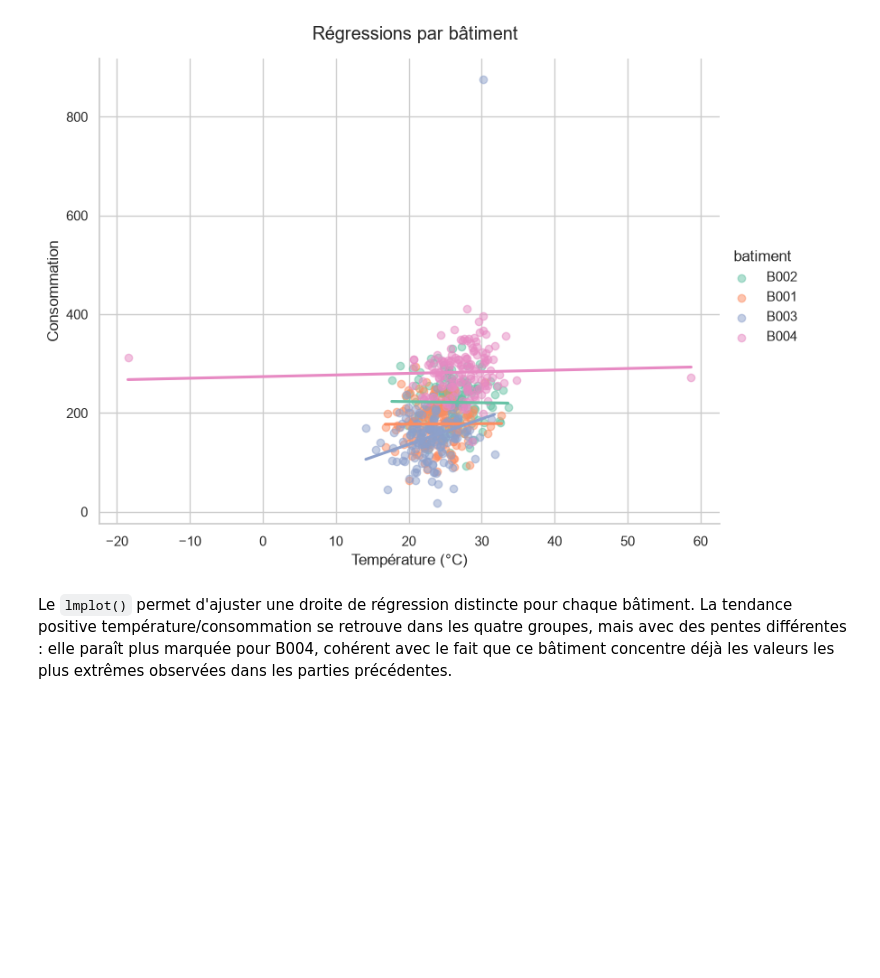
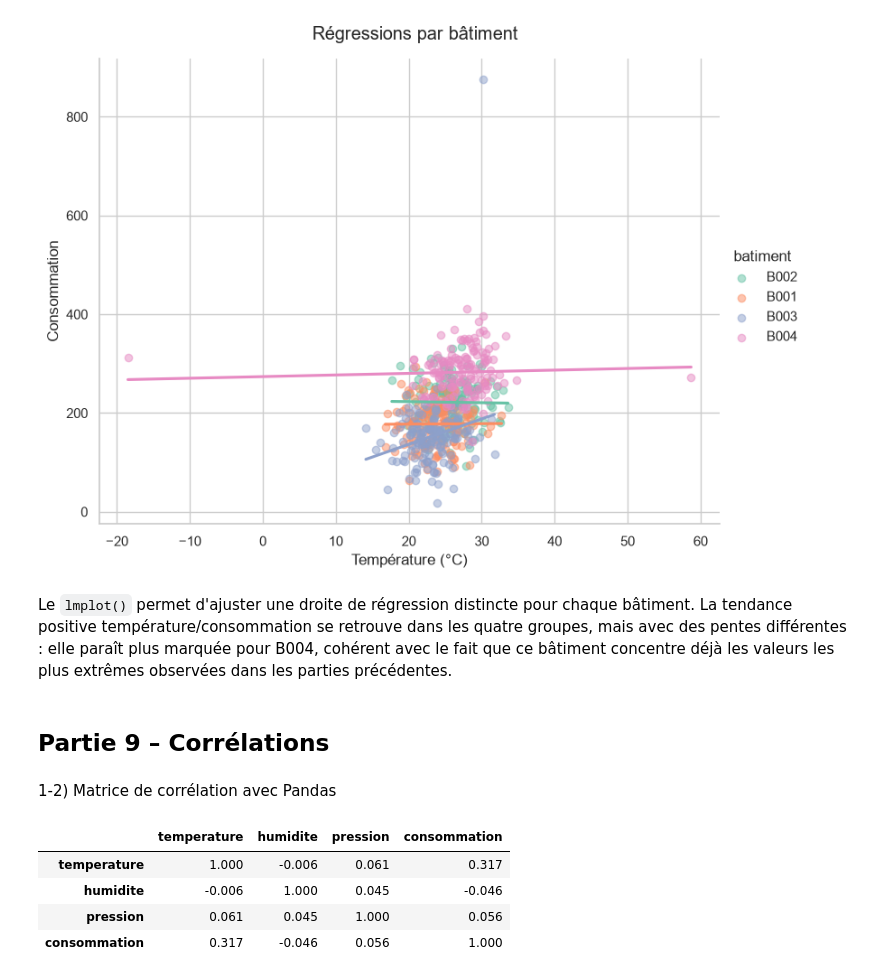
Before and after one commit to Abdoulaye-Diouf/atelier_seaborn_iot, a Jupyter notebook: notebooks/atelier_seaborn_iot.ipynb, the cells around one changed output. Saved outputs shown, nothing was run; the diff lists cells and outputs as text; code cells hidden in the pictures; blank space fills up the shorter version.

```diff
--- a/notebooks/atelier_seaborn_iot.ipynb
+++ b/notebooks/atelier_seaborn_iot.ipynb
@@ -385,3 +385,17 @@ plt.show()
 [figure]
 # %% [markdown]
 Le `lmplot()` permet d'ajuster une droite de régression distincte pour chaque bâtiment. La tendance positive température/consommation se retrouve dans les quatre groupes, mais avec des pentes différentes : elle paraît plus marquée pour B004, cohérent avec le fait que ce bâtiment concentre déjà les valeurs les plus extrêmes observées dans les parties précédentes.
+# %% [markdown]
+## Partie 9 – Corrélations
+# %% [markdown]
+1-2) Matrice de corrélation avec Pandas
+# %%
+colonnes_numeriques = ["temperature", "humidite", "pression", "consommation"]
+matrice_correlation = df[colonnes_numeriques].corr()
+matrice_correlation.round(3)
+# %% [output]
+|  | temperature | humidite | pression | consommation |
+| temperature | 1.000 | -0.006 | 0.061 | 0.317 |
+| humidite | -0.006 | 1.000 | 0.045 | -0.046 |
+| pression | 0.061 | 0.045 | 1.000 | 0.056 |
+| consommation | 0.317 | -0.046 | 0.056 | 1.000 |
```
Also changed, not shown: parts of 9 cells of this notebook, 8 other files.
